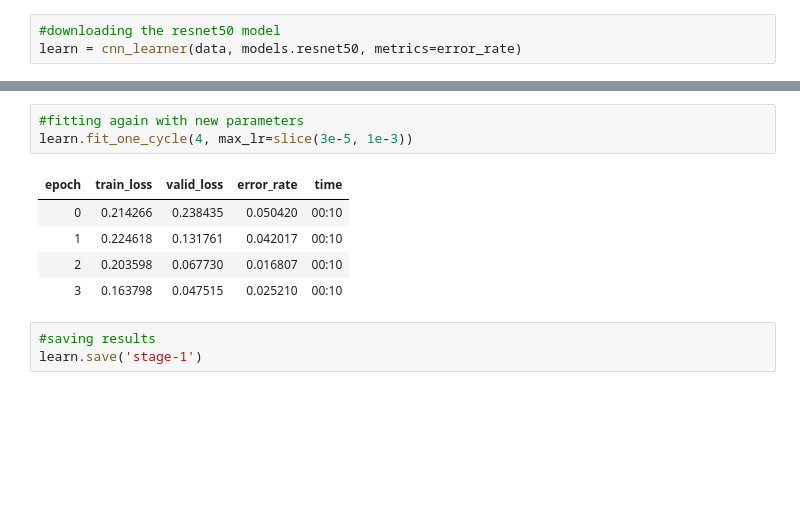
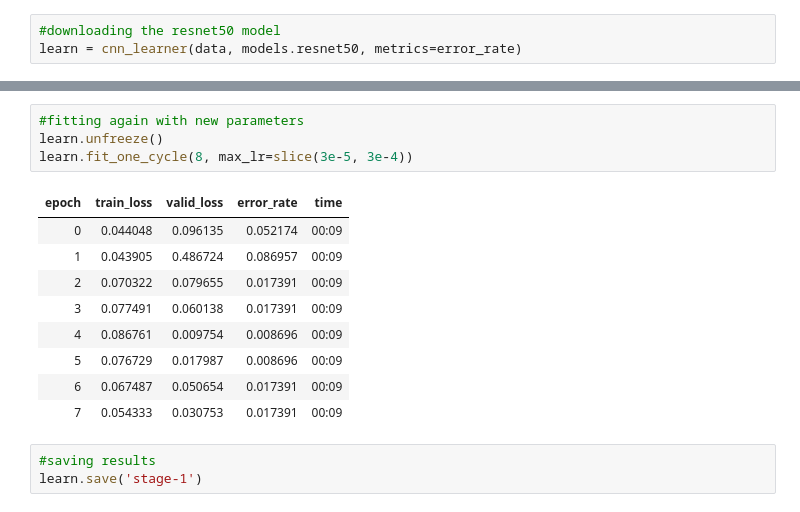
Before and after one commit to Priyansi/donaldTrump-borisJohnson-classifier, a Jupyter notebook: classifierModel.ipynb, the cells around one changed output, grey strips where cells are left out. Drawn from its saved outputs; the diff is of its cells as text; blank space fills up the shorter version.

```diff
--- a/classifierModel.ipynb
+++ b/classifierModel.ipynb
@@ -63,12 +64,17 @@ LR Finder is complete, type {learner_name}.recorder.plot() to see the graph.
 # %%
 #fitting again with new parameters
-learn.fit_one_cycle(4, max_lr=slice(3e-5, 1e-3))
+learn.unfreeze()
+learn.fit_one_cycle(8, max_lr=slice(3e-5, 3e-4))
 # %% [output]
 | epoch | train_loss | valid_loss | error_rate | time |
-| 0 | 0.214266 | 0.238435 | 0.050420 | 00:10 |
-| 1 | 0.224618 | 0.131761 | 0.042017 | 00:10 |
-| 2 | 0.203598 | 0.067730 | 0.016807 | 00:10 |
-| 3 | 0.163798 | 0.047515 | 0.025210 | 00:10 |
+| 0 | 0.044048 | 0.096135 | 0.052174 | 00:09 |
+| 1 | 0.043905 | 0.486724 | 0.086957 | 00:09 |
+| 2 | 0.070322 | 0.079655 | 0.017391 | 00:09 |
+| 3 | 0.077491 | 0.060138 | 0.017391 | 00:09 |
+| 4 | 0.086761 | 0.009754 | 0.008696 | 00:09 |
+| 5 | 0.076729 | 0.017987 | 0.008696 | 00:09 |
+| 6 | 0.067487 | 0.050654 | 0.017391 | 00:09 |
+| 7 | 0.054333 | 0.030753 | 0.017391 | 00:09 |
 # %%
 #saving results
 learn.save('stage-1')
```
Also changed, not shown: parts of 7 cells of this notebook.
